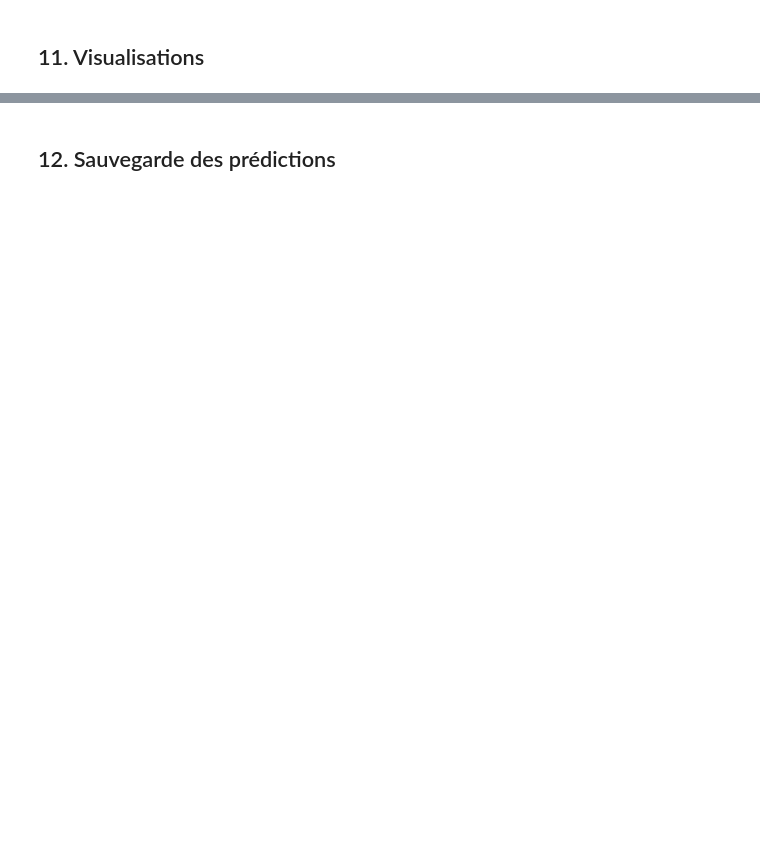
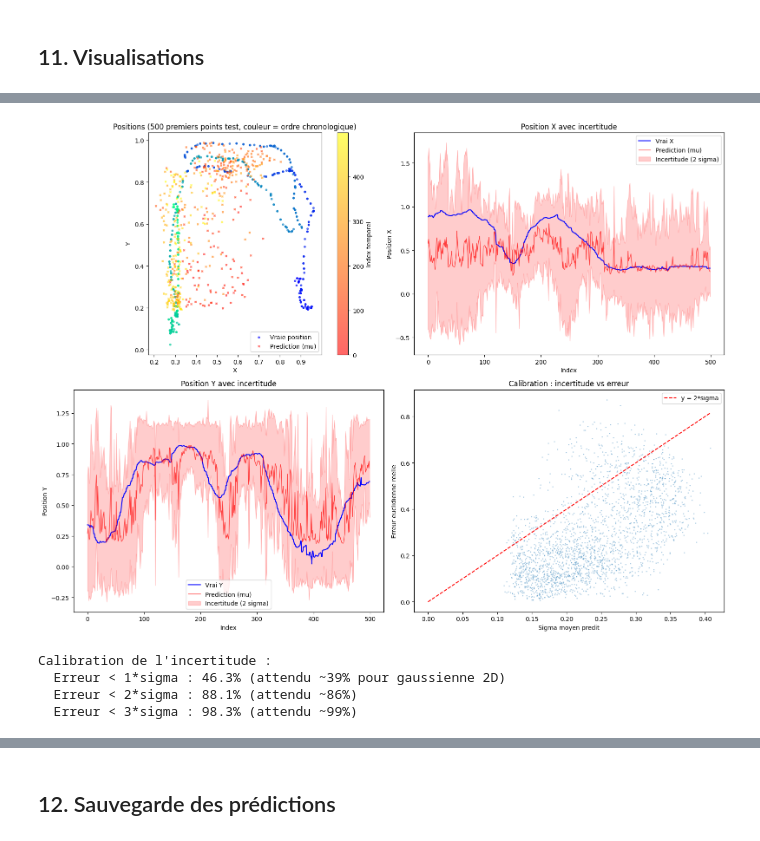
Before and after one commit to gregouzeee/hacktion-potential, a Jupyter notebook: notebooks/02g_transformer_curvilinear_feasibility.ipynb, the cells around one changed output, grey strips where cells are left out. Saved outputs shown, nothing was run; the diff lists cells and outputs as text; code cells hidden in the pictures; blank space fills up the shorter version.

```diff
--- a/notebooks/02g_transformer_curvilinear_feasibility.ipynb
+++ b/notebooks/02g_transformer_curvilinear_feasibility.ipynb
@@ -557,7 +601,7 @@ print(f'Train (full) : {len(df_train_full)} exemples')
 print(f'Test         : {len(df_test)} exemples')
 
 # KFold
-N_FOLDS = 5
+N_FOLDS = 2
 kf = KFold(n_splits=N_FOLDS, shuffle=True, random_state=41)
 
 BATCH_SIZE = 64
@@ -590,7 +641,7 @@ SPIKE_DROPOUT = 0.15
 NOISE_STD = 0.5
 LR = 1e-3
 WEIGHT_DECAY = 1e-4
-EPOCHS = 30
+EPOCHS = 10
 PATIENCE = 7
 
 # Poids des loss auxiliaires
@@ -927,58 +1020,70 @@ plt.show()
 # %%
-# --- Trajectoire prédite vs vraie ---
+# --- Points prédits vs vrais avec incertitude ---
 segment = slice(0, 500)
 seg_idx = np.arange(500)
 
 fig, axes = plt.subplots(2, 2, figsize=(16, 12))
 
-# 1. Trajectoire 2D avec squelette
-axes[0, 0].plot(y_test[segment, 0], y_test[segment, 1], 'b-', alpha=0.5, label='Vraie trajectoire', linewidth=1)
-axes[0, 0].plot(y_pred[segment, 0], y_pred[segment, 1], 'r-', alpha=0.5, label='Prediction (mu)', linewidth=1)
-for x1, y1, x2, y2 in SKELETON_SEGMENTS:
-    axes[0, 0].plot([x1, x2], [y1, y2], 'k--', linewidth=1, alpha=0.3)
+# 1. Points 2D colores par ordre chronologique
+colors = np.arange(500)
+axes[0, 0].scatter(y_test[segment, 0], y_test[segment, 1], c=colors, cmap='winter', s=8, alpha=0.6, label='Vraie position')
+sc = axes[0, 0].scatter(y_pred[segment, 0], y_pred[segment, 1], c=colors, cmap='autumn', s=8, alpha=0.6, marker='x', label='Prediction (mu)')
 axes[0, 0].set_xlabel('X'); axes[0, 0].set_ylabel('Y')
-axes[0, 0].set_title('Trajectoire (500 premiers points test)')
+axes[0, 0].set_title('Positions (500 premiers points test, couleur = ordre chronologique)')
 axes[0, 0].legend()
 axes[0, 0].set_aspect('equal')
+cbar = plt.colorbar(sc, ax=axes[0, 0])
+cbar.set_label('Index temporel')
 
-# 2. Position X avec incertitude
+# 2. Position X avec bande d'incertitude (mu +/- 2*sigma)
 axes[0, 1].plot(seg_idx, y_test[segment, 0], 'b-', label='Vrai X', linewidth=1.5)
 axes[0, 1].plot(seg_idx, y_pred[segment, 0], 'r-', alpha=0.7, label='Prediction (mu)', linewidth=1)
 axes[0, 1].fill_between(seg_idx,
                          y_pred[segment, 0] - 2 * y_sigma[segment, 0],
                          y_pred[segment, 0] + 2 * y_sigma[segment, 0],
                          alpha=0.2, color='red', label='Incertitude (2 sigma)')
 axes[0, 1].set_xlabel('Index'); axes[0, 1].set_ylabel('Position X')
 axes[0, 1].set_title('Position X avec incertitude')
 axes[0, 1].legend()
 
-# 3. Distance curviligne
-axes[1, 0].plot(seg_idx, d_test_targets[segment], 'b-', label='Vrai d', linewidth=1.5)
-axes[1, 0].plot(seg_idx, d_pred_ensemble[segment], 'r-', alpha=0.7, label='Prediction d', linewidth=1)
-axes[1, 0].set_xlabel('Index'); axes[1, 0].set_ylabel('d (curviligne)')
-axes[1, 0].set_title('Distance curviligne le long du U')
+# 3. Position Y avec bande d'incertitude
+axes[1, 0].plot(seg_idx, y_test[segment, 1], 'b-', label='Vrai Y', linewidth=1.5)
+axes[1, 0].plot(seg_idx, y_pred[segment, 1], 'r-', alpha=0.7, label='Prediction (mu)', linewidth=1)
+axes[1, 0].fill_between(seg_idx,
+                         y_pred[segment, 1] - 2 * y_sigma[segment, 1],
+                         y_pred[segment, 1] + 2 * y_sigma[segment, 1],
+                         alpha=0.2, color='red', label='Incertitude (2 sigma)')
+axes[1, 0].set_xlabel('Index'); axes[1, 0].set_ylabel('Position Y')
+axes[1, 0].set_title('Position Y avec incertitude')
 axes[1, 0].legend()
 
-# 4. Calibration
+# 4. Erreur euclidienne vs sigma moyen
 sigma_mean = (y_sigma[:, 0] + y_sigma[:, 1]) / 2
 axes[1, 1].scatter(sigma_mean, eucl_errors, s=1, alpha=0.3)
 axes[1, 1].set_xlabel('Sigma moyen predit'); axes[1, 1].set_ylabel('Erreur euclidienne reelle')
 axes[1, 1].set_title('Calibration : incertitude vs erreur')
+# Ligne de reference y=2*x (si bien calibre, ~95% des points sous cette ligne)
 sigma_range = np.linspace(0, sigma_mean.max(), 100)
 axes[1, 1].plot(sigma_range, 2 * sigma_range, 'r--', label='y = 2*sigma', linewidth=1.5)
 axes[1, 1].legend()
 
 plt.tight_layout()
 plt.show()
 
-# Calibration
+# Calibration : quel % des vraies positions tombe dans l'intervalle predit ?
 in_1sigma = np.mean(eucl_errors < sigma_mean)
 in_2sigma = np.mean(eucl_errors < 2 * sigma_mean)
 in_3sigma = np.mean(eucl_errors < 3 * sigma_mean)
 print(f'Calibration de l\'incertitude :')
-print(f'  Erreur < 1*sigma : {in_1sigma:.1%} (attendu ~39%)')
+print(f'  Erreur < 1*sigma : {in_1sigma:.1%} (attendu ~39% pour gaussienne 2D)')
 print(f'  Erreur < 2*sigma : {in_2sigma:.1%} (attendu ~86%)')
 print(f'  Erreur < 3*sigma : {in_3sigma:.1%} (attendu ~99%)')
+# %% [output]
+[figure, added]
+Calibration de l'incertitude :
+  Erreur < 1*sigma : 46.3% (attendu ~39% pour gaussienne 2D)
+  Erreur < 2*sigma : 88.1% (attendu ~86%)
+  Erreur < 3*sigma : 98.3% (attendu ~99%)
 # %%
 # --- Heatmaps : erreur + hors labyrinthe ---
 fig, axes = plt.subplots(1, 3, figsize=(21, 7))
```
Also changed, not shown: parts of 17 cells of this notebook, 9 other files.
